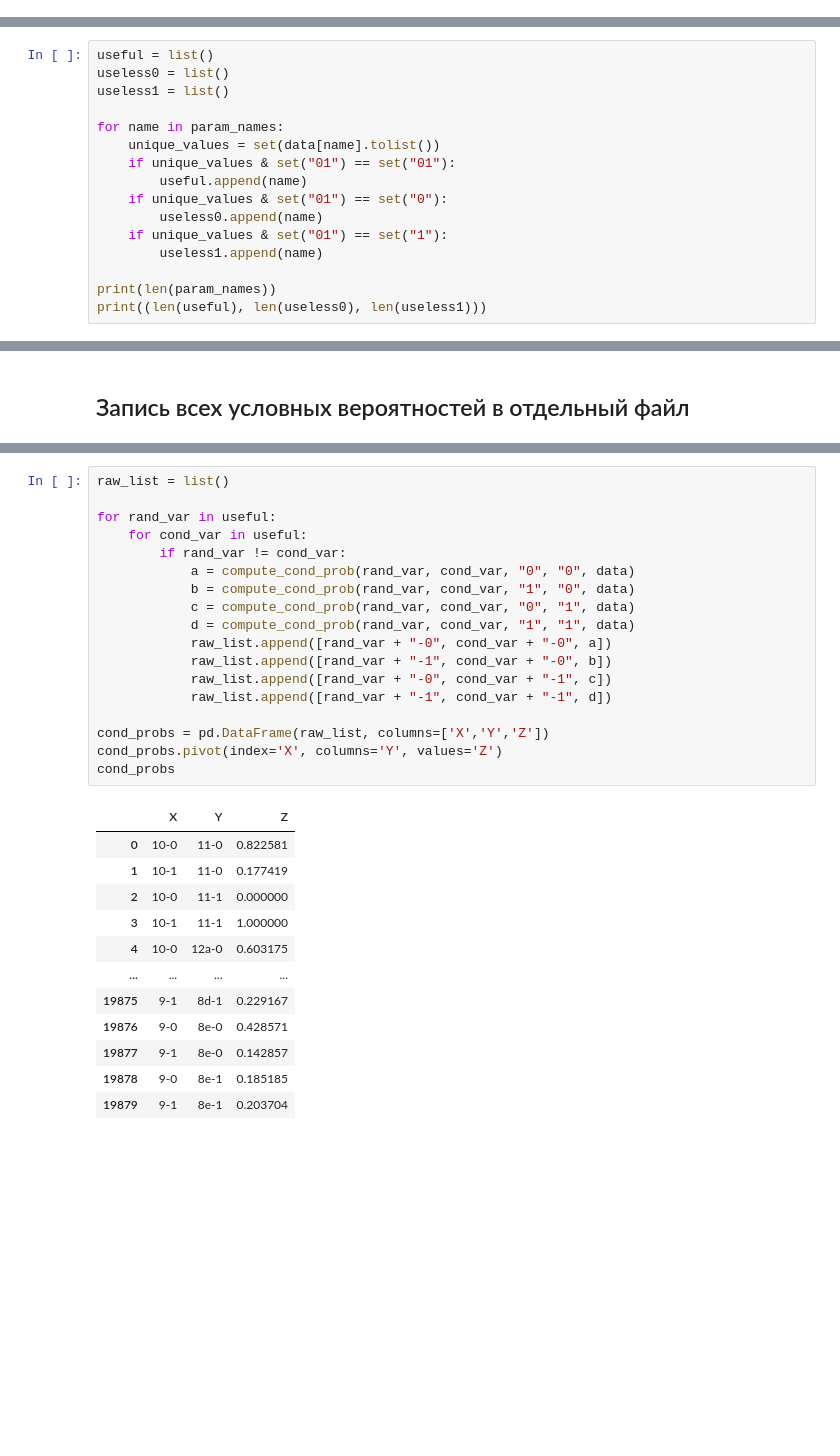
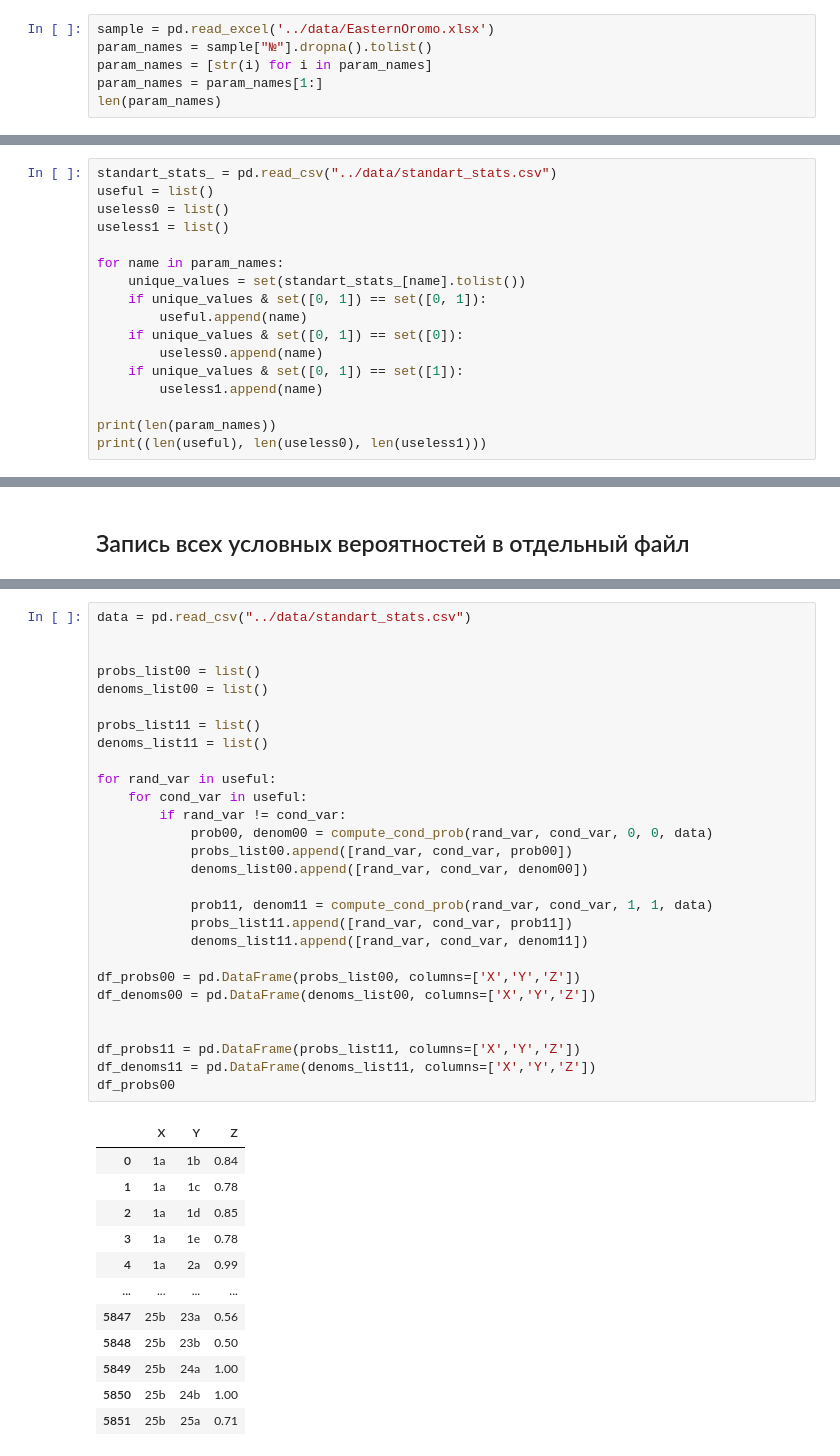
Before and after one commit to lokiplot/Caritives, a Jupyter notebook: Caritives.ipynb, the cells around one changed output, grey strips where cells are left out. Saved outputs shown, nothing was run; the diff lists cells and outputs as text; blank space fills up the shorter version.

```diff
--- a/Caritives.ipynb
+++ b/Caritives.ipynb
@@ -25,0 +34,6 @@ def compute_cond_prob(rand_var_name, cond_var_name, rand_var_value, cond_var_val
+# %%
+sample = pd.read_excel('../data/EasternOromo.xlsx')
+param_names = sample["№"].dropna().tolist()
+param_names = [str(i) for i in param_names]
+param_names = param_names[1:]
+len(param_names)
@@ -36,17 +66,18 @@ stats_['level-2'].value_counts(dropna=False)[0]
 # %% [markdown]
 Теперь сами списки
 # %%
+standart_stats_ = pd.read_csv("../data/standart_stats.csv")
 useful = list()
 useless0 = list()
 useless1 = list()
 
 for name in param_names:
-    unique_values = set(data[name].tolist())
-    if unique_values & set("01") == set("01"):
+    unique_values = set(standart_stats_[name].tolist())
+    if unique_values & set([0, 1]) == set([0, 1]):
         useful.append(name)
-    if unique_values & set("01") == set("0"):
+    if unique_values & set([0, 1]) == set([0]):
         useless0.append(name)
-    if unique_values & set("01") == set("1"):
+    if unique_values & set([0, 1]) == set([1]):
         useless1.append(name)
 
 print(len(param_names))
@@ -67,31 +156,41 @@ print(useless1)
 # %%
-raw_list = list()
+data = pd.read_csv("../data/standart_stats.csv")
+
+
+probs_list00 = list()
+denoms_list00 = list()
+
+probs_list11 = list()
+denoms_list11 = list()
 
 for rand_var in useful:
     for cond_var in useful:
         if rand_var != cond_var:
-            a = compute_cond_prob(rand_var, cond_var, "0", "0", data)
-            b = compute_cond_prob(rand_var, cond_var, "1", "0", data)
-            c = compute_cond_prob(rand_var, cond_var, "0", "1", data)
-            d = compute_cond_prob(rand_var, cond_var, "1", "1", data)
-            raw_list.append([rand_var + "-0", cond_var + "-0", a])
-            raw_list.append([rand_var + "-1", cond_var + "-0", b])
-            raw_list.append([rand_var + "-0", cond_var + "-1", c])
-            raw_list.append([rand_var + "-1", cond_var + "-1", d])
+            prob00, denom00 = compute_cond_prob(rand_var, cond_var, 0, 0, data)
+            probs_list00.append([rand_var, cond_var, prob00])
+            denoms_list00.append([rand_var, cond_var, denom00])
 
-cond_probs = pd.DataFrame(raw_list, columns=['X','Y','Z'])
-cond_probs.pivot(index='X', columns='Y', values='Z')
-cond_probs
+            prob11, denom11 = compute_cond_prob(rand_var, cond_var, 1, 1, data)
+            probs_list11.append([rand_var, cond_var, prob11])
+            denoms_list11.append([rand_var, cond_var, denom11])
+
+df_probs00 = pd.DataFrame(probs_list00, columns=['X','Y','Z'])
+df_denoms00 = pd.DataFrame(denoms_list00, columns=['X','Y','Z'])
+
+
+df_probs11 = pd.DataFrame(probs_list11, columns=['X','Y','Z'])
+df_denoms11 = pd.DataFrame(denoms_list11, columns=['X','Y','Z'])
+df_probs00
 # %% [output]
 |  | X | Y | Z |
-| 0 | 10-0 | 11-0 | 0.822581 |
-| 1 | 10-1 | 11-0 | 0.177419 |
-| 2 | 10-0 | 11-1 | 0.000000 |
-| 3 | 10-1 | 11-1 | 1.000000 |
-| 4 | 10-0 | 12a-0 | 0.603175 |
+| 0 | 1a | 1b | 0.84 |
+| 1 | 1a | 1c | 0.78 |
+| 2 | 1a | 1d | 0.85 |
+| 3 | 1a | 1e | 0.78 |
+| 4 | 1a | 2a | 0.99 |
 | ... | ... | ... | ... |
-| 19875 | 9-1 | 8d-1 | 0.229167 |
-| 19876 | 9-0 | 8e-0 | 0.428571 |
-| 19877 | 9-1 | 8e-0 | 0.142857 |
-| 19878 | 9-0 | 8e-1 | 0.185185 |
-| 19879 | 9-1 | 8e-1 | 0.203704 |
+| 5847 | 25b | 23a | 0.56 |
+| 5848 | 25b | 23b | 0.50 |
+| 5849 | 25b | 24a | 1.00 |
+| 5850 | 25b | 24b | 1.00 |
+| 5851 | 25b | 25a | 0.71 |
```
Also changed, not shown: parts of 42 cells of this notebook.
